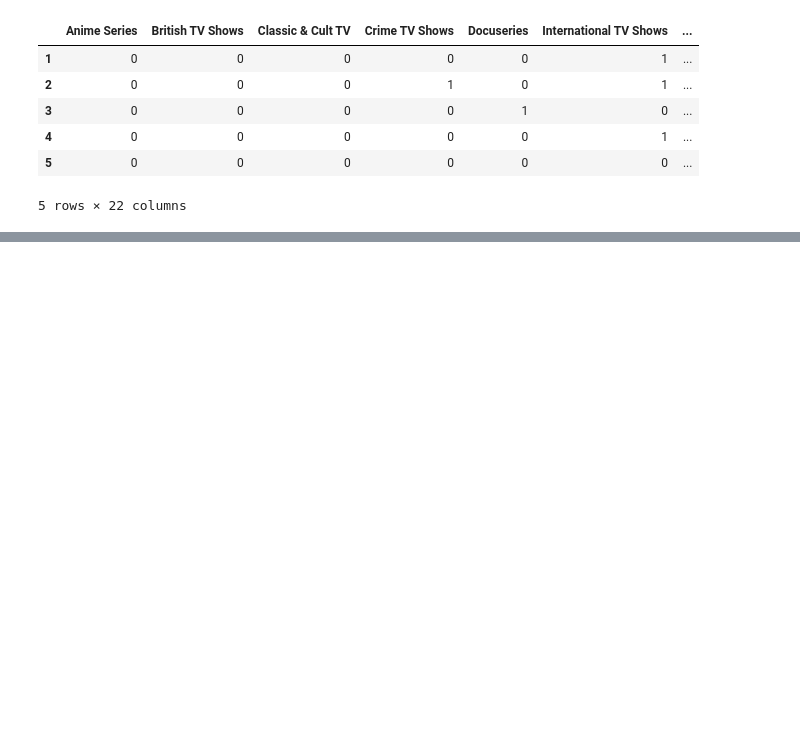
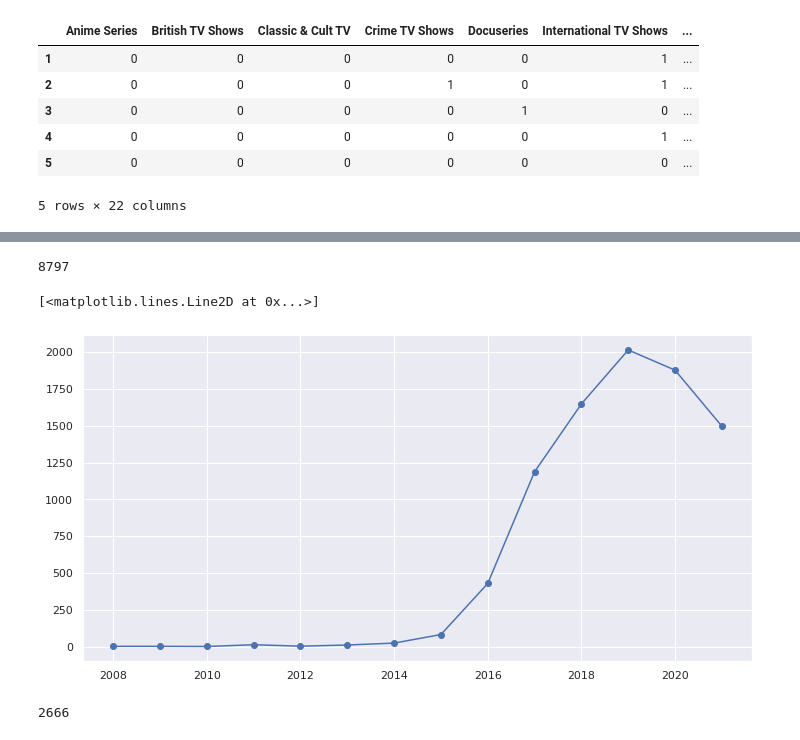
Before and after one commit to paulcho98/AIFFEL_Datathon, a Jupyter notebook: Datathon_Netflix_조현빈.ipynb, the cells around one changed output, grey strips where cells are left out. Saved outputs shown, nothing was run; the diff lists cells and outputs as text; code cells hidden in the pictures; blank space fills up the shorter version.

```diff
--- a/Datathon_Netflix_조현빈.ipynb
+++ b/Datathon_Netflix_조현빈.ipynb
@@ -375,0 +398,4 @@ tv.head()
+# %%
+total_count = data['year_added'].dropna().astype('uint64').value_counts().sort_index()
+
+total_count
@@ -375,0 +418,15 @@ tv.head()
+# %%
+total_count.sum()
+# %% [output]
+8797
+# %%
+fig, ax = plt.subplots(1, 1, figsize=(12, 6))
+ax.plot(total_count, 'o-')
+# %% [output]
+[<matplotlib.lines.Line2D at 0x...>]
+[figure, added]
+# %%
+t_date_data = tv.dropna(subset=['date_added'])
+len(t_date_data)
+# %% [output]
+2666
```
Also changed, not shown: parts of 43 cells of this notebook.
